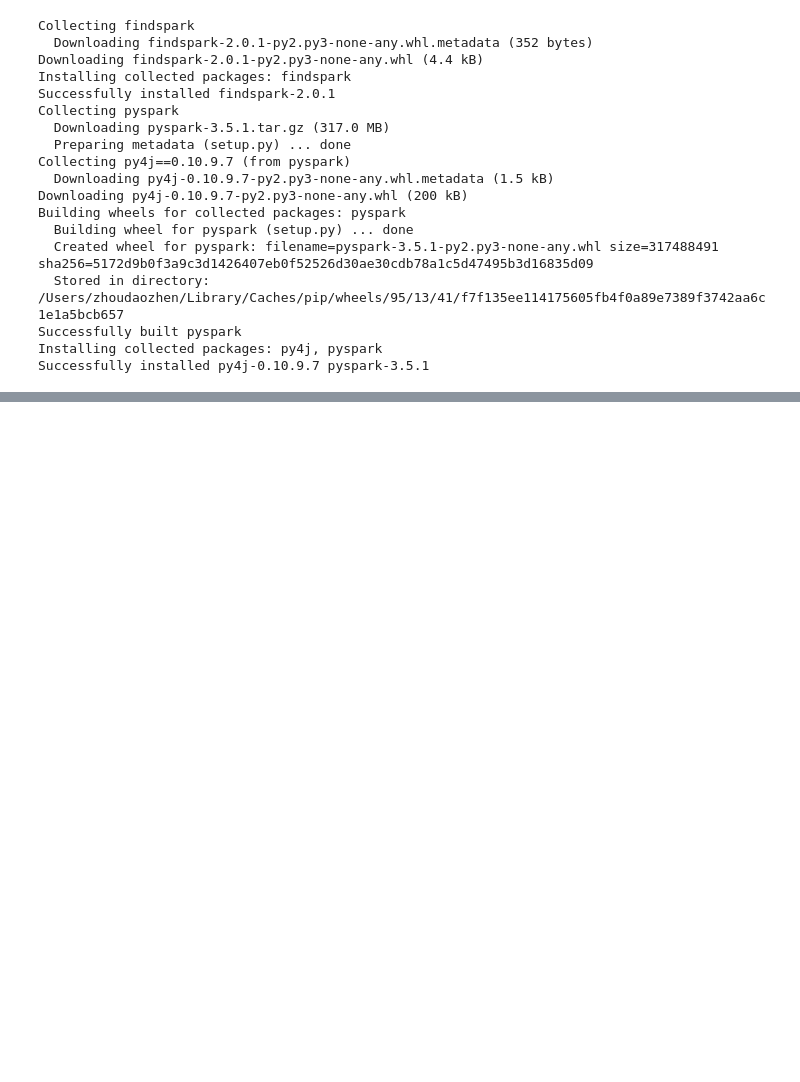
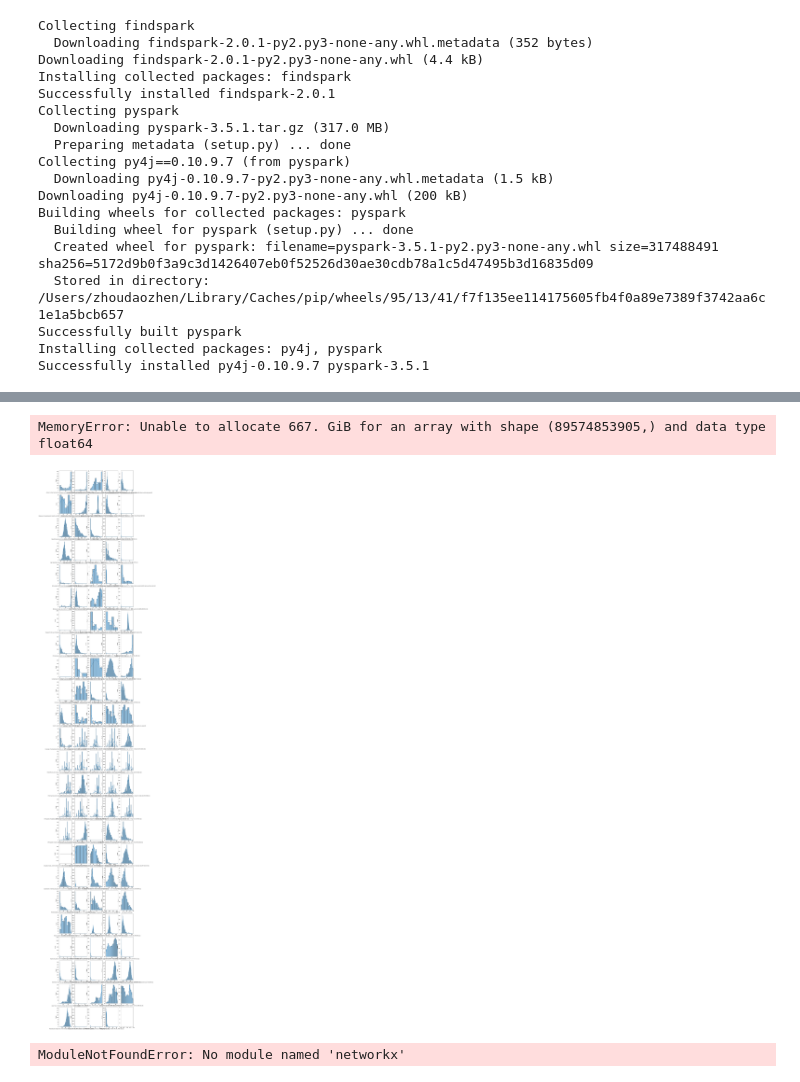
Before and after one commit to yihuxizixin/lab, a Jupyter notebook: iteration3_i_pyspark.ipynb, the cells around one changed output, grey strips where cells are left out. Drawn from its saved outputs; the diff is of its cells as text; code cells hidden in the pictures; blank space fills up the shorter version.

```diff
--- a/iteration3_i_pyspark.ipynb
+++ b/iteration3_i_pyspark.ipynb
@@ -143,4 +380,29 @@ data_attribute.info()
 # %%
-data_attribute.replace('..', np.nan, inplace=True)
+from pyspark.sql.functions import col, when
+from pyspark.sql.types import DoubleType, IntegerType
+data_attribute = data_attribute.select([when(col(f"`{c}`") == '..', None).otherwise(col(f"`{c}`")).alias(c) for c in data_attribute.columns])
 # %%
-data_attribute.info()
+columns_to_convert = data_attribute.columns[4:]
+
+# 将指定的列转换为数值类型
+for col_name in columns_to_convert:
+    data_attribute = data_attribute.withColumn(col_name, col(f"`{col_name}`").cast(DoubleType()))
+
+# 再次打印数据框的模式，确认转换
+data_attribute.printSchema()
+
+# 显示更改后的 DataFrame
+data_attribute.show()
+
+# 获取行数和列数
+num_rows = data_attribute.count()
+num_columns = len(data_attribute.columns)
+
+# 打印行数和列数
+print(f"Number of rows: {num_rows}")
+print(f"Number of columns: {num_columns}")
+
+# 统计每一列的非空值数量
+for column in data_attribute.columns:
+    non_null_count = data_attribute.filter(data_attribute[column].isNotNull()).count()
+    print(f"Column '{column}': non-null values = {non_null_count}")
@@ -151,22 +465,31 @@ data_attribute
 # %%
+# 将 DataFrame 转换为 Pandas DataFrame 以便使用 matplotlib 和 seaborn
+data_attribute_pd = data_attribute.toPandas()
+
 # 选择数值型数据列
-numerical_cols = data_attribute.select_dtypes(include=['number']).columns
-numerical_cols = [col for col in numerical_cols if col not in ['Year', 'Happiness (Yesterday)','Happiness Rank']]
+numerical_cols = data_attribute_pd.select_dtypes(include=['number']).columns
+numerical_cols = [col for col in numerical_cols if col not in ['Year', 'Happiness (Yesterday)', 'Happiness Rank']]
+
 # 设置画布大小
 plt.figure(figsize=(15, len(numerical_cols) // 5 * 5))
 
 # 为每个数值型属性画图
 for i, col in enumerate(numerical_cols):
     plt.subplot(len(numerical_cols) // 5 + 1, 5, i + 1)  # 确保有足够的行数容纳所有图
-    sns.histplot(data_attribute[col], kde=True)
+    sns.histplot(data_attribute_pd[col], kde=True)
 
 # 调整子图间距
 plt.tight_layout()
-plt.savefig("/Users/zhoudaozhen/Desktop/722/iteration3/pic/17.png", format='png')
+#plt.savefig("/Users/zhoudaozhen/Desktop/722/iteration3/pic/17.png", format='png')
 plt.show()
+# %% [output]
+MemoryError: Unable to allocate 667. GiB for an array with shape (89574853905,) and data type float64
+[figure, added]
 # %%
-# 假设data_2015是你的DataFrame，并且它已经加载
-regions = data_2015['Region'].unique()
+from pyspark.sql.functions import col as pyspark_col
+import networkx as nx
+# 提取唯一的区域
+regions = data_2015.select("Region").distinct().rdd.flatMap(lambda x: x).collect()
 
 # 每行显示三张图
 num_cols = 3
@@ -176,12 +499,12 @@ fig, axes = plt.subplots(num_rows, num_cols, figsize=(num_cols * 5, num_rows * 5
 
 for i, region in enumerate(regions):
     # 选择当前region的子DataFrame
-    sub_df = data_2015[data_2015['Region'] == region]
+    sub_df = data_2015.filter(pyspark_col('Region') == region).select('Country').rdd.flatMap(lambda x: x).collect()
 
     # 创建该region的图
     G = nx.Graph()
     G.add_node(region)  # 添加地区节点
-    for country in sub_df['Country']:
+    for country in sub_df:
         G.add_node(country)  # 添加国家节点
         G.add_edge(region, country)  # 创建边
 
@@ -202,8 +525,10 @@ for i, region in enumerate(regions):
             fig.delaxes(axes.flatten()[j])
 
 plt.tight_layout()
-plt.savefig("/Users/zhoudaozhen/Desktop/722/iteration3/Figures/1.png", format='png')
+#plt.savefig("/Users/zhoudaozhen/Desktop/722/iteration3/Figures/1.png", format='png')
 plt.show()
+# %% [output]
+ModuleNotFoundError: No module named 'networkx'
 # %%
 #3. 分布图（Distribution Plots）
 # 绘制Happiness Score的分布
```
Also changed, not shown: parts of 48 cells of this notebook.
